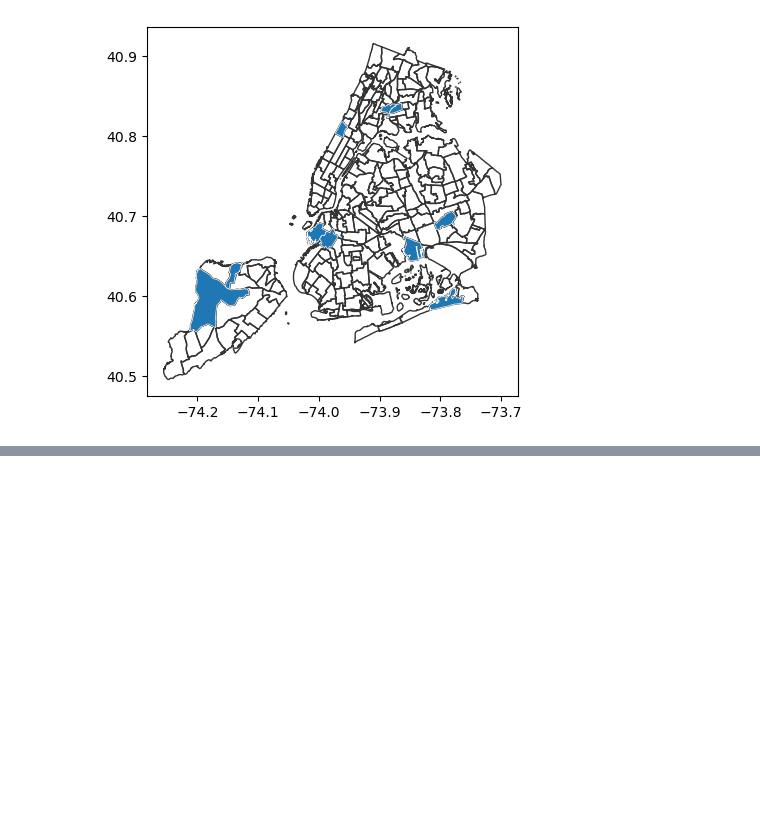
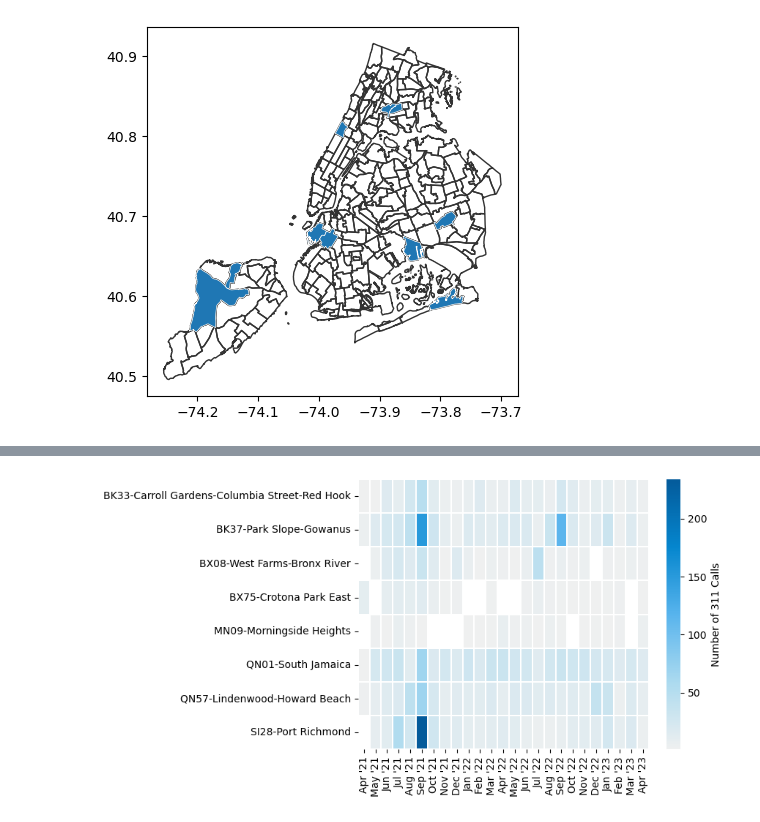
Before and after one commit to cankadir/FloodAnalysis, a Jupyter notebook: PY/311_NTA_Visualizations.ipynb, the cells around one changed output, grey strips where cells are left out. Saved outputs shown, nothing was run; the diff lists cells and outputs as text; code cells hidden in the pictures; blank space fills up the shorter version.

```diff
--- a/PY/311_NTA_Visualizations.ipynb
+++ b/PY/311_NTA_Visualizations.ipynb
@@ -119,0 +145,38 @@ MULTIPOLYGON (((-73.77395659465941 40.69980578158966, -73.77446186169766 40.6989
+# %%
+all_311['month'] = pd.to_datetime(all_311['created_date']).dt.month
+all_311['month'] = all_311['month'].astype(str).str.zfill(2)
+all_311['year'] = pd.to_datetime(all_311['created_date']).dt.year
+
+pt = pd.pivot_table(
+    all_311,
+    index=['ntacode','ntaname'],
+    columns=['year','month'],
+    values='unique_key',
+    aggfunc=len
+)
+
+
+pt.columns = [ pd.to_datetime(f"{c[0]}-{c[1]}-01").strftime("%b '%y") for c in pt.columns ]
+pt
+
+def make_Ramp( ramp_colors ):
+    from colour import Color
+    from matplotlib.colors import LinearSegmentedColormap
+
+    color_ramp = LinearSegmentedColormap.from_list( 'my_list', [ Color( c1 ).rgb for c1 in ramp_colors ] )
+    return color_ramp
+
+custom_ramp = make_Ramp( ['#EFF0F0',"#ABDAEF","#58B4ED", '#0586CE', '#045B9B'] )
+
+sns.heatmap(
+    pt,
+    linewidths=0.1,
+    linecolor='white',
+    cbar_kws={'label': 'Number of 311 Calls'},
+    cmap = custom_ramp
+)
+
+plt.ylabel('')
+plt.xlabel('');
+# %% [output]
+[figure, added]
```
Also changed, not shown: parts of 3 cells of this notebook.
